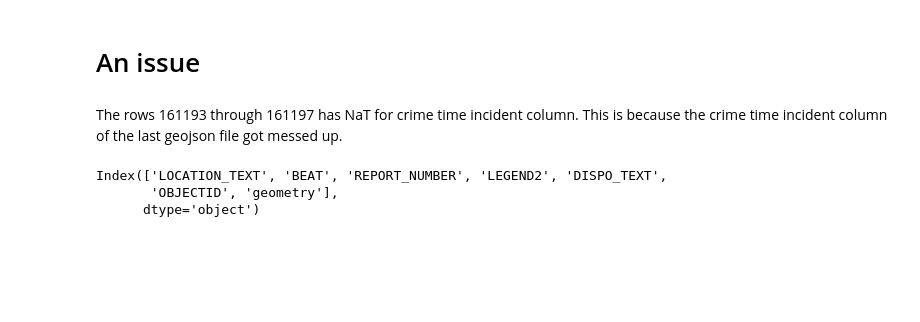
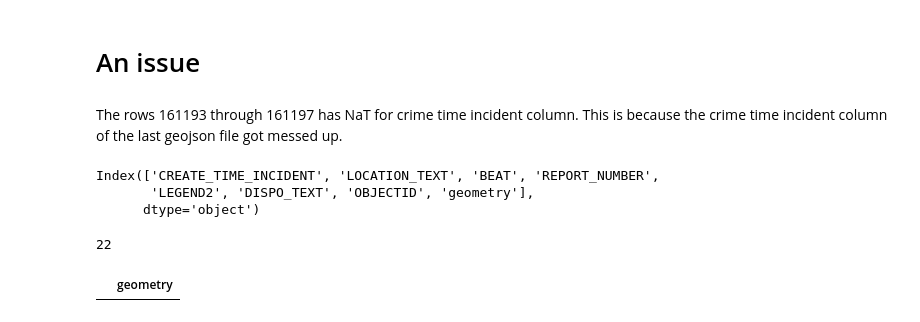
Before and after one commit to mao1756/tlhcrimemap, a Jupyter notebook: notebooks/Merging The Data/Merging The geojson files.ipynb, the cells around one changed output. Cells and saved outputs as stored; diff of their text form; code cells hidden in the pictures; blank space fills up the shorter version.

```diff
--- a/notebooks/Merging The Data/Merging The geojson files.ipynb
+++ b/notebooks/Merging The Data/Merging The geojson files.ipynb
@@ -306,11 +263,23 @@ MERGEDALL
 # An issue
 # %% [markdown]
 The rows 161193 through 161197 has NaT for crime time incident column. This is because the crime time incident column of the last geojson file got messed up.
+# %%
+geojson_gdfs[i].columns
+# %% [output]
+Index(['CREATE_TIME_INCIDENT', 'LOCATION_TEXT', 'BEAT', 'REPORT_NUMBER',
+       'LEGEND2', 'DISPO_TEXT', 'OBJECTID', 'geometry'],
+      dtype='object')
 # %%
 #This one missed create time incident
 #Time incident information is accidentally written in the LOCATION Text
-geojson_gdfs[35].columns
+for i in range(len(geojson_gdfs)):
+    number= len(geojson_gdfs[i].columns)
+
+    if number != 8:
+        print(i)
 # %% [output]
-Index(['LOCATION_TEXT', 'BEAT', 'REPORT_NUMBER', 'LEGEND2', 'DISPO_TEXT',
-       'OBJECTID', 'geometry'],
-      dtype='object')
+22
+# %%
+geojson_gdfs[22]
+# %% [output]
+|  | geometry |
```
Also changed, not shown: parts of 15 cells of this notebook, 37 other files.
